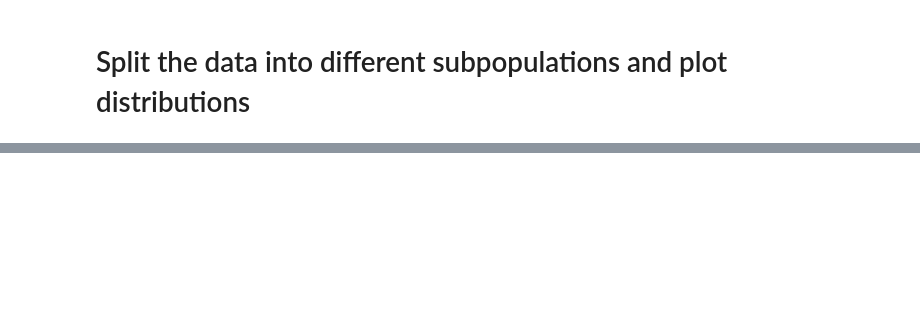
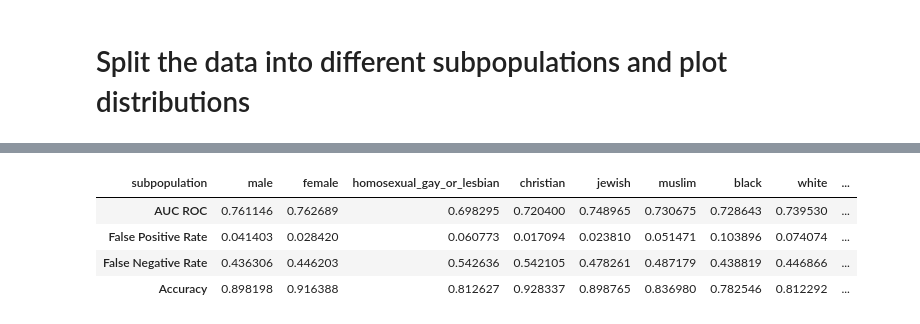
Before and after one commit to robinhad/toxicity-analysis, a Jupyter notebook: outcomes_dkushn.ipynb, the cells around one changed output, grey strips where cells are left out. Saved outputs shown, nothing was run; the diff lists cells and outputs as text; code cells hidden in the pictures; blank space fills up the shorter version.

```diff
--- a/outcomes_dkushn.ipynb
+++ b/outcomes_dkushn.ipynb
@@ -776,0 +767,10 @@ selected_rows.set_index("subpopulation").T
+# %%
+results = results_data['public']
+selected_rows = results[results["subpopulation"].isin(identity_columns)]
+selected_rows.set_index("subpopulation").T
+# %% [output]
+| subpopulation | male | female | homosexual_gay_or_lesbian | christian | jewish | muslim | black | white | ... |
+| AUC ROC | 0.761146 | 0.762689 | 0.698295 | 0.720400 | 0.748965 | 0.730675 | 0.728643 | 0.739530 | ... |
+| False Positive Rate | 0.041403 | 0.028420 | 0.060773 | 0.017094 | 0.023810 | 0.051471 | 0.103896 | 0.074074 | ... |
+| False Negative Rate | 0.436306 | 0.446203 | 0.542636 | 0.542105 | 0.478261 | 0.487179 | 0.438819 | 0.446866 | ... |
+| Accuracy | 0.898198 | 0.916388 | 0.812627 | 0.928337 | 0.898765 | 0.836980 | 0.782546 | 0.812292 | ... |
```
Also changed, not shown: parts of 19 cells of this notebook.
